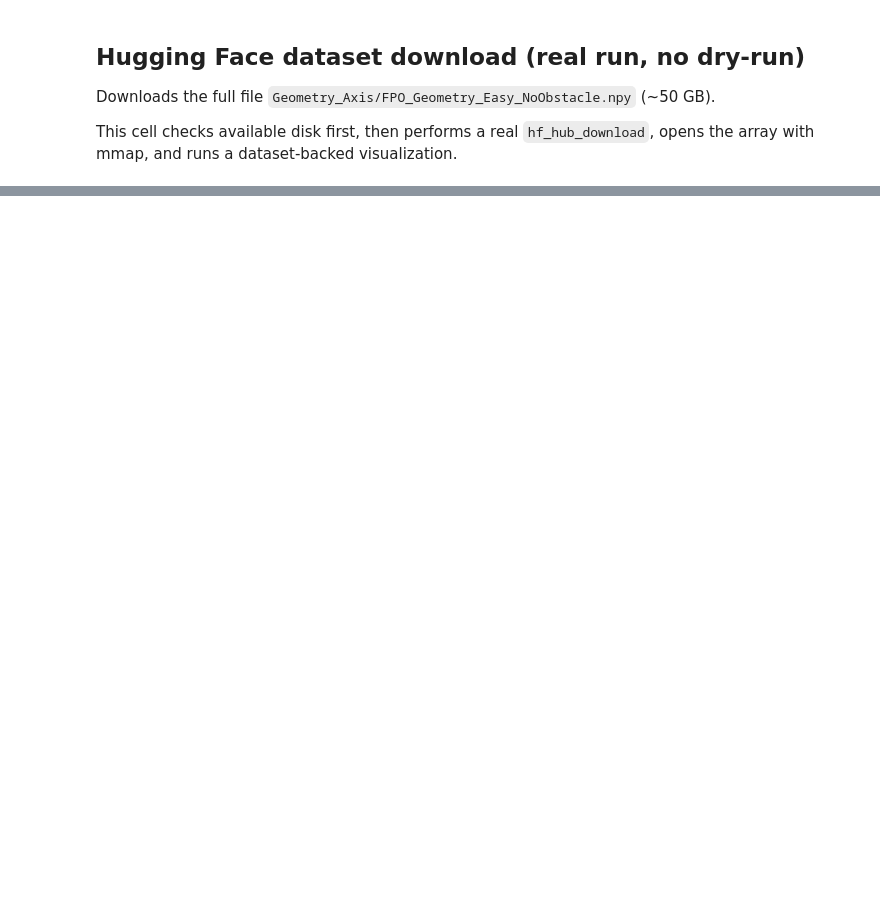
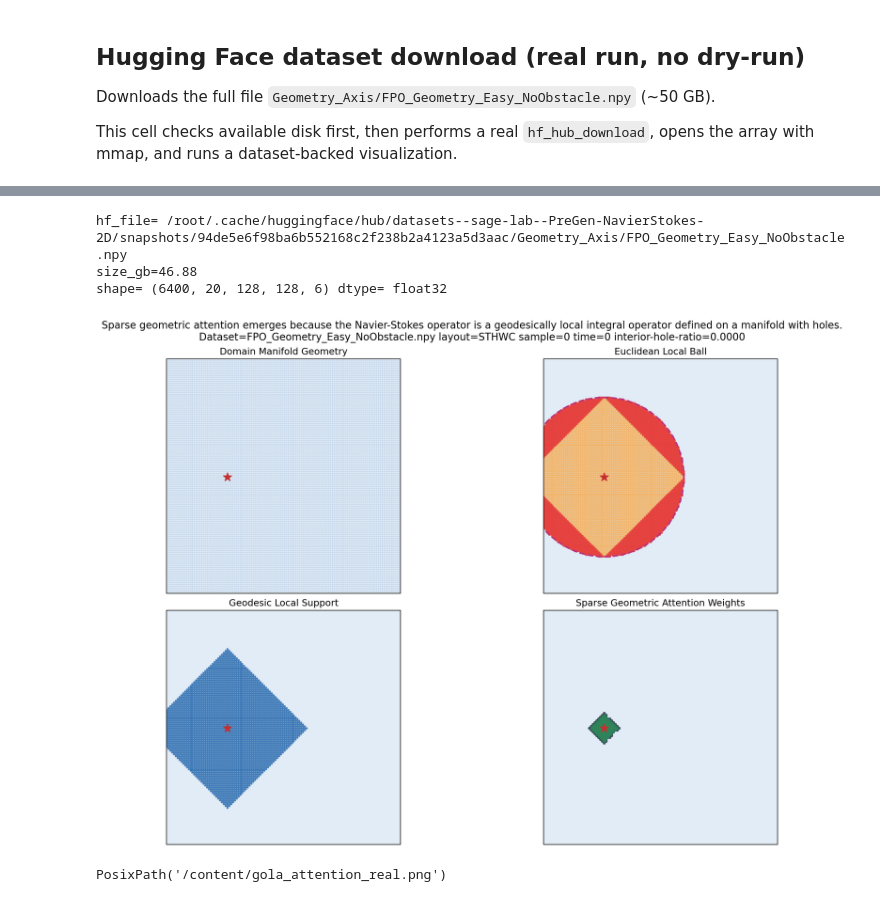
Before and after one commit to abhyudaymishr/GNOsLA, a Jupyter notebook: notebooks/gola_colab_demo.ipynb, the cells around one changed output, grey strips where cells are left out. Saved outputs shown, nothing was run; the diff lists cells and outputs as text; code cells hidden in the pictures; blank space fills up the shorter version.

```diff
--- a/notebooks/gola_colab_demo.ipynb
+++ b/notebooks/gola_colab_demo.ipynb
@@ -98,40 +141,19 @@ This cell checks available disk first, then performs a real `hf_hub_download`, o
 # %%
-from huggingface_hub import hf_hub_download
-import os
-import shutil
-
-root = '/content' if 'google.colab' in sys.modules else '.'
-free_gb = shutil.disk_usage(root).free / (1024**3)
-print(f'free_gb={free_gb:.2f}')
-if free_gb < 60:
-    raise RuntimeError('Need at least 60 GB free for this dataset download.')
-
-hf_file = hf_hub_download(
-    repo_id='sage-lab/PreGen-NavierStokes-2D',
-    filename='Geometry_Axis/FPO_Geometry_Easy_NoObstacle.npy',
-    repo_type='dataset',
-)
-
 size_gb = os.path.getsize(hf_file) / (1024**3)
 print('hf_file=', hf_file)
 print(f'size_gb={size_gb:.2f}')
 
 arr = np.load(hf_file, mmap_mode='r')
 print('shape=', arr.shape, 'dtype=', arr.dtype)
 
-real_png = Path('/content/gola_attention_real.png' if 'google.colab' in sys.modules else 'notebooks/gola_attention_real.png')
+field_png = Path('/content/gola_attention_real.png' if 'google.colab' in sys.modules else 'notebooks/gola_attention_real.png')
 real_cfg = DatasetAttentionConfig(data_path=Path(hf_file), layout='auto', sample_idx=0, time_idx=0)
-save_dataset_sparse_geometric_attention(real_png, config=real_cfg, dpi=180)
-display(Image(filename=str(real_png)))
-real_png
-
-real_html = Path('/content/gola_kernel_3d_real.html' if 'google.colab' in sys.modules else 'notebooks/gola_kernel_3d_real.html')
-real_plotly_cfg = PlotlyKernelVisualizationConfig(
-    mode='dataset',
-    output_html=real_html,
-    dataset=DatasetAttentionConfig(data_path=Path(hf_file), layout='auto', sample_idx=0, time_idx=0),
-    random_query=True,
-)
-save_plotly_kernel_figure(real_plotly_cfg)
-display(IFrame(src=str(real_html), width='100%', height=760))
-real_html
+save_dataset_sparse_geometric_attention(field_png, config=real_cfg, dpi=180)
+display(Image(filename=str(field_png)))
+field_png
+# %% [output]
+hf_file= /root/.cache/huggingface/hub/datasets--sage-lab--PreGen-NavierStokes-2D/snapshots/94de5e6f98ba6b552168c2f238b2a4123a5d3aac/Geometry_Axis/FPO_Geometry_Easy_NoObstacle.npy
+size_gb=46.88
+shape= (6400, 20, 128, 128, 6) dtype= float32
+[figure, added]
+PosixPath('/content/gola_attention_real.png')
```
Also changed, not shown: parts of 8 cells of this notebook.
